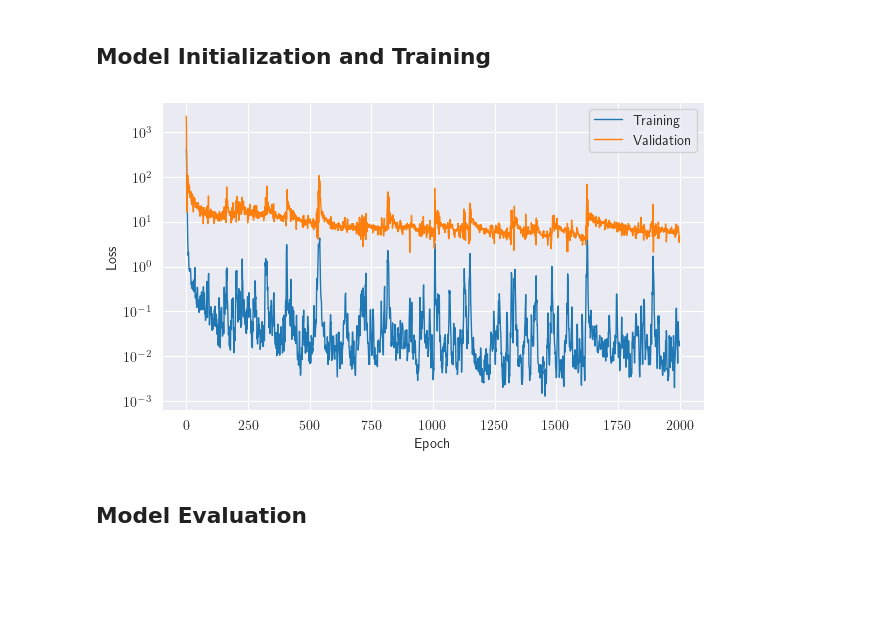
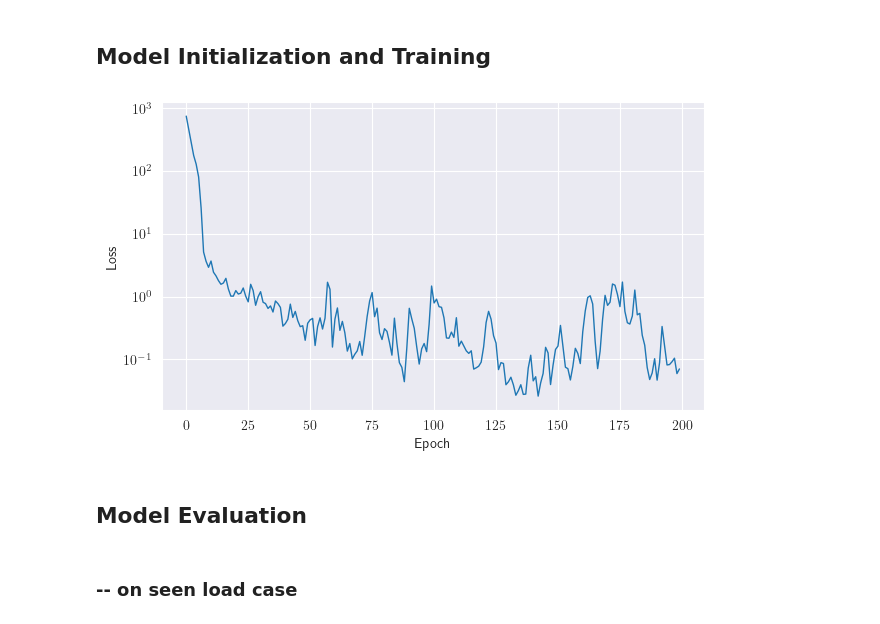
Before and after one commit to ArgoJ/TML4SM_TuD, a Jupyter notebook: hyperelasticity/Task2_2.ipynb, the cells around one changed output. Drawn from its saved outputs; the diff is of its cells as text; code cells hidden in the pictures; blank space fills up the shorter version.

```diff
--- a/hyperelasticity/Task2_2.ipynb
+++ b/hyperelasticity/Task2_2.ipynb
@@ -45,9 +30,8 @@ def get_naive_dataset(data: tuple[tf.Tensor, tf.Tensor, tf.Tensor]) -> tuple[tf.
 # %% [markdown]
 ## Load Dataset
 # %%
-data_path = os.path.abspath(os.path.join('calibration', 'biaxial.txt'))
-data = load_data(data_path)
-features, labels = get_naive_dataset(data)
+train_data_path = os.path.abspath(os.path.join('calibration', 'biaxial.txt'))
+train_features, train_labels = load_naive_dataset(train_data_path)
 # %% [markdown]
 ## Model Initialization and Training
 # %%
@@ -60,21 +44,16 @@ naive_model.compile(
     optimizer=optimizers.Adam(learning_rate=0.01),
     loss=losses.MeanSquaredError()
 )
-h = naive_model.fit(features, labels, batch_size=16, validation_split=0.2, epochs=2000, verbose=0)
+h = naive_model.fit(train_features, train_labels, batch_size=16, epochs=200, verbose=0)
 loss = h.history['loss']
-val_loss = h.history['val_loss']
+# val_loss = h.history['val_loss']
-# %%
-fig = plt.figure(figsize=(7, 4))
-ax = fig.add_subplot(1, 1, 1)
-line, = ax.plot(loss, lw=1, label='Training')
-line, = ax.plot(val_loss, lw=1, label='Validation')
-ax.set_yscale('log')
-ax.set_ylabel('Loss')
-ax.set_xlabel('Epoch')
-ax.legend()
-plt.show()
-# %% [output]
-[figure, removed]
+# %%
+fig = plot_loss(loss)
+plt.show()
+# %% [output]
+[figure, added]
 # %% [markdown]
 ## Model Evaluation
+# %% [markdown]
+### -- on seen load case
 # %%
```
Also changed, not shown: parts of 11 cells of this notebook, 2 other files.
